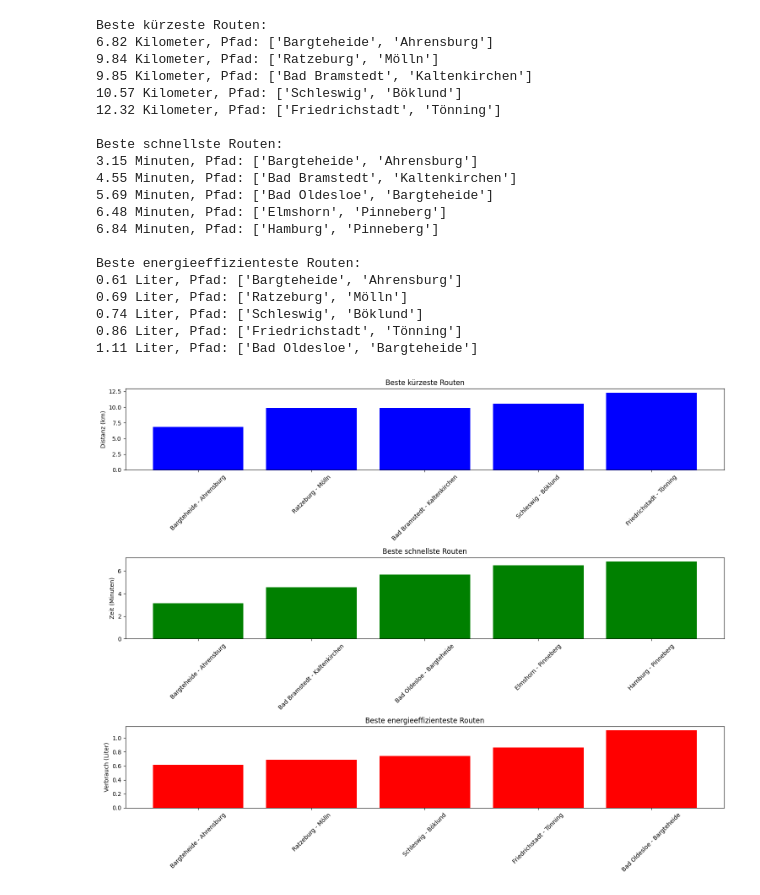
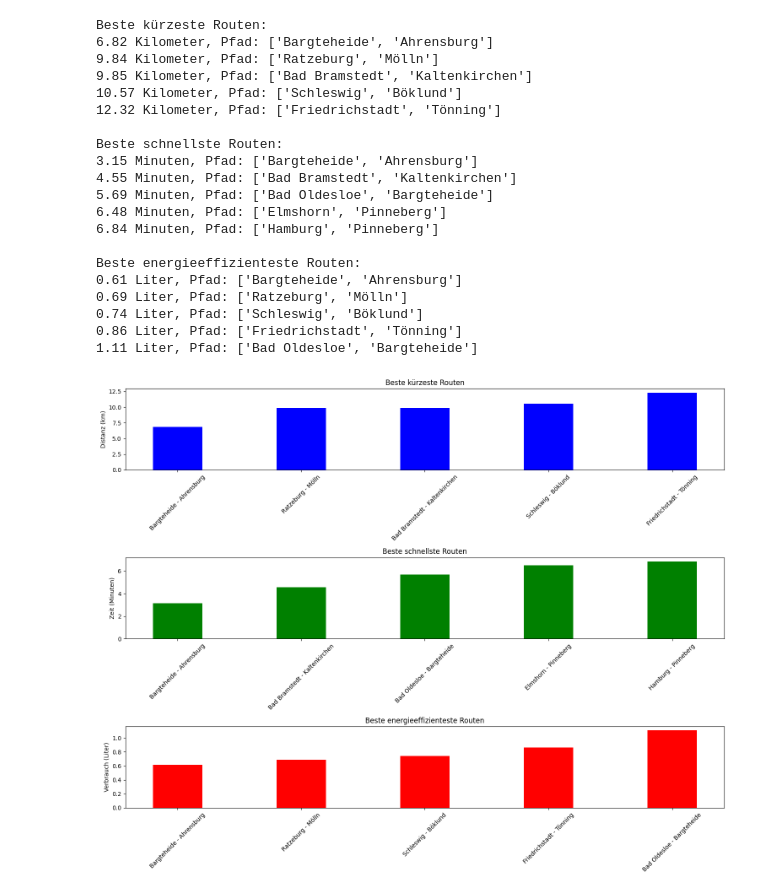
Before and after one commit to LukasBo007/Fortgeschrittene-Algorithmen, a Jupyter notebook: Aufgabe 2/Aufgabe2_Algo_GruppeA.ipynb, the cells around one changed output. Saved outputs shown, nothing was run; the diff lists cells and outputs as text; code cells hidden in the pictures.

```diff
--- a/Aufgabe 2/Aufgabe2_Algo_GruppeA.ipynb
+++ b/Aufgabe 2/Aufgabe2_Algo_GruppeA.ipynb
@@ -10,48 +10,56 @@ import matplotlib.pyplot as plt
 
 class Stadt:
     def __init__(self, name, koordinaten=None):
-        self.name = name
-        self.koordinaten = koordinaten
+        self.name = name  # Name der Stadt
+        self.koordinaten = koordinaten  # Koordinaten der Stadt
 
 class Strasse:
     def __init__(self, start, ziel, typ):
-        self.start = start
-        self.ziel = ziel
-        self.typ = typ
+        self.start = start  # Startstadt der Straße
+        self.ziel = ziel  # Zielstadt der Straße
+        self.typ = typ  # Typ der Straße (z.B. Autobahn)
+        # Geschwindigkeits- und Verbrauchswerte basierend auf dem Straßentyp
         self.geschwindigkeit = 130 if typ == 'autobahn' else 80
         self.verbrauch = 9 if typ == 'autobahn' else 7
 
 class Graph:
     def __init__(self):
-        self.staedte = {}  # Stadtname: Stadtobjekt
-        self.strassen = {} # Stadtname: Liste von Strassen
+        self.staedte = {}  # Wörterbuch zur Speicherung der Städte
+        self.strassen = {} # Wörterbuch zur Speicherung der Straßenverbindungen
 
     def add_stadt(self, stadtname, koordinaten=None):
+        # Fügt eine Stadt zum Graphen hinzu, wenn sie noch nicht existiert
         if stadtname not in self.staedte:
             self.staedte[stadtname] = Stadt(stadtname, koordinaten)
 
     def add_strasse(self, start, ziel, typ):
+        # Fügt eine Straßenverbindung zum Graphen hinzu
         if start not in self.strassen:
             self.strassen[start] = []
         self.strassen[start].append(Strasse(start, ziel, typ))
-        # Bidirektionale Verbindung
+        # Bidirektionale Verbindung: Fügt auch die umgekehrte Richtung hinzu
         if ziel not in self.strassen:
             self.strassen[ziel] = []
         self.strassen[ziel].append(Strasse(ziel, start, typ))
 
 def euklidische_distanz(p1, p2):
+    # Berechnet die euklidische Distanz zwischen zwei Punkten
     return math.sqrt((float(p1[0]) - float(p2[0]))**2 + (float(p1[1]) - float(p2[1]))**2)
 
 def kuerzeste_route(distanz, strasse):
+    # Funktion für die kürzeste Route (berücksichtigt nur die Distanz)
     return distanz
 
 def schnellste_route(distanz, strasse):
+    # Funktion für die schnellste Route (berücksichtigt Distanz und Geschwindigkeit)
     return distanz / strasse.geschwindigkeit
 
 def energieeffizienteste_route(distanz, strasse):
+    # Funktion für die energieeffizienteste Route (berücksichtigt Distanz und Verbrauch)
     return distanz * strasse.verbrauch
 
 def dijkstra_multi(graph, start, ziel, kostenfunktion):
+    # Implementierung des Dijkstra-Algorithmus für unterschiedliche Kostenfunktionen
     queue = [(0, start, [])]
     besucht = set()
     routen = []
@@ -72,6 +80,7 @@ def dijkstra_multi(graph, start, ziel, kostenfunktion):
 
 
 def lese_csv_und_erstelle_graph(koord_dateipfad, str_dateipfad, graph):
+    # Liest Koordinatendaten aus einer CSV-Datei und fügt sie dem Graphen hinzu
     try:
         with open(koord_dateipfad, mode='r', encoding='utf-8') as datei:
             reader = csv.reader(datei, delimiter=';')
@@ -85,6 +94,7 @@ def lese_csv_und_erstelle_graph(koord_dateipfad, str_dateipfad, graph):
     except Exception as e:
         print(f"Ein Fehler ist aufgetreten: {e}")
 
+    # Liest Straßendaten aus einer CSV-Datei und fügt sie dem Graphen hinzu
     try:
         with open(str_dateipfad, mode='r', encoding='utf-8') as datei:
             reader = csv.reader(datei, delimiter=';')
@@ -98,15 +108,18 @@ def lese_csv_und_erstelle_graph(koord_dateipfad, str_dateipfad, graph):
     except Exception as e:
         print(f"Ein Fehler ist aufgetreten: {e}")
 
+# Erstellt einen Graphen und lädt Daten aus CSV-Dateien
 graph = Graph()
 pfad_koordinaten = '/Users/furkan/Documents/Koordinaten_Algo.csv'
 pfad_strassen = '/Users/furkan/Documents/strassenTyp_Algo.csv'
 lese_csv_und_erstelle_graph(pfad_koordinaten, pfad_strassen, graph)
 
+# Listen, um die besten Routen in verschiedenen Kategorien zu speichern
 beste_kuerzeste_routen = []
 beste_schnellste_routen = []
 beste_effizienteste_routen = []
 
+# Schleife über alle Paare von Städten, um die besten Routen zu finden
 for start_index, start in enumerate(graph.staedte):
     for ziel in list(graph.staedte)[start_index + 1:]:
         kuerzeste = dijkstra_multi(graph, start, ziel, kuerzeste_route)
@@ -117,10 +130,12 @@ for start_index, start in enumerate(graph.staedte):
         beste_schnellste_routen.extend(schnellste)
         beste_effizienteste_routen.extend(effizienteste)
 
+# Sortieren und Auswahl der Top 5 Routen für jede Kategorie
 beste_kuerzeste_routen = sorted(beste_kuerzeste_routen)[:5]
 beste_schnellste_routen = sorted(beste_schnellste_routen)[:5]
 beste_effizienteste_routen = sorted(beste_effizienteste_routen)[:5]
 
+# Berechnet die Gesamtzeit und den Gesamtverbrauch für eine gegebene Route
 def berechne_gesamtzeit_und_verbrauch(route, graph):
     gesamtzeit = 0.0
     gesamtverbrauch = 0.0
@@ -168,46 +183,76 @@ plt.figure(figsize=(15, 12))
 
 # Diagramm für die besten kürzesten Routen
 plt.subplot(3, 1, 1)
-plt.bar(route_namen_kuerzeste, distanzen, color='blue')
+plt.bar(route_namen_kuerzeste, distanzen, color='blue', width=0.4)
 plt.ylabel('Distanz (km)')
 plt.title('Beste kürzeste Routen')
 plt.xticks(rotation=45)  # Drehung der X-Achsen-Beschriftungen für bessere Lesbarkeit
 
 # Diagramm für die besten schnellsten Routen
 plt.subplot(3, 1, 2)
-plt.bar(route_namen_schnellste, zeiten, color='green')
+plt.bar(route_namen_schnellste, zeiten, color='green', width=0.4)
 plt.ylabel('Zeit (Minuten)')
 plt.title('Beste schnellste Routen')
 plt.xticks(rotation=45)
 
 # Diagramm für die besten energieeffizientesten Routen
 plt.subplot(3, 1, 3)
-plt.bar(route_namen_effizienteste, verbrauche, color='red')
+plt.bar(route_namen_effizienteste, verbrauche, color='red', width=0.4)
 plt.ylabel('Verbrauch (Liter)')
 plt.title('Beste energieeffizienteste Routen')
 plt.xticks(rotation=45)
 
 plt.tight_layout()
 plt.show()
+
+# Daten für das Linien- oder Flächendiagramm
+x = np.arange(1, 6)  # X-Achse: Routen 1 bis 5
+y_distanzen = np.array(distanzen)  # Y-Achse: Distanzen
+y_zeiten = np.array(zeiten)  # Y-Achse: Zeiten
+
+# Daten für das Streudiagramm
+# X-Achse: Distanzen, Y-Achse: Verbrauch
+x_distanzen_scatter = np.array(distanzen)
+y_verbrauche_scatter = np.array(verbrauche)
+
+# Erstellung der Diagramme
+plt.figure(figsize=(15, 6))
+
+# Linien- oder Flächendiagramm für Distanzen und Zeiten
+plt.subplot(1, 2, 1)
+plt.plot(x, y_distanzen, label='Distanz (km)', color='blue', marker='o')
+plt.plot(x, y_zeiten, label='Zeit (Minuten)', color='green', marker='o')
+plt.fill_between(x, y_distanzen, color='blue', alpha=0.3)
+plt.fill_between(x, y_zeiten, color='green', alpha=0.3)
+plt.xlabel('Route')
+plt.xticks(x, route_namen_kuerzeste, rotation=45)
+plt.ylabel('Werte')
+plt.title('Distanzen und Zeiten der Routen')
+plt.legend()
+
+
+
+plt.tight_layout()
+plt.show()
 # %% [output]
 Beste kürzeste Routen:
 6.82 Kilometer, Pfad: ['Bargteheide', 'Ahrensburg']
 9.84 Kilometer, Pfad: ['Ratzeburg', 'Mölln']
 9.85 Kilometer, Pfad: ['Bad Bramstedt', 'Kaltenkirchen']
 10.57 Kilometer, Pfad: ['Schleswig', 'Böklund']
 12.32 Kilometer, Pfad: ['Friedrichstadt', 'Tönning']
 
 Beste schnellste Routen:
 3.15 Minuten, Pfad: ['Bargteheide', 'Ahrensburg']
 4.55 Minuten, Pfad: ['Bad Bramstedt', 'Kaltenkirchen']
 5.69 Minuten, Pfad: ['Bad Oldesloe', 'Bargteheide']
 6.48 Minuten, Pfad: ['Elmshorn', 'Pinneberg']
 6.84 Minuten, Pfad: ['Hamburg', 'Pinneberg']
 
 Beste energieeffizienteste Routen:
 0.61 Liter, Pfad: ['Bargteheide', 'Ahrensburg']
 0.69 Liter, Pfad: ['Ratzeburg', 'Mölln']
 0.74 Liter, Pfad: ['Schleswig', 'Böklund']
 0.86 Liter, Pfad: ['Friedrichstadt', 'Tönning']
 1.11 Liter, Pfad: ['Bad Oldesloe', 'Bargteheide']
-[figure, old version]
+[figure, new version]
```
Also changed, not shown: parts of 1 cell of this notebook.
